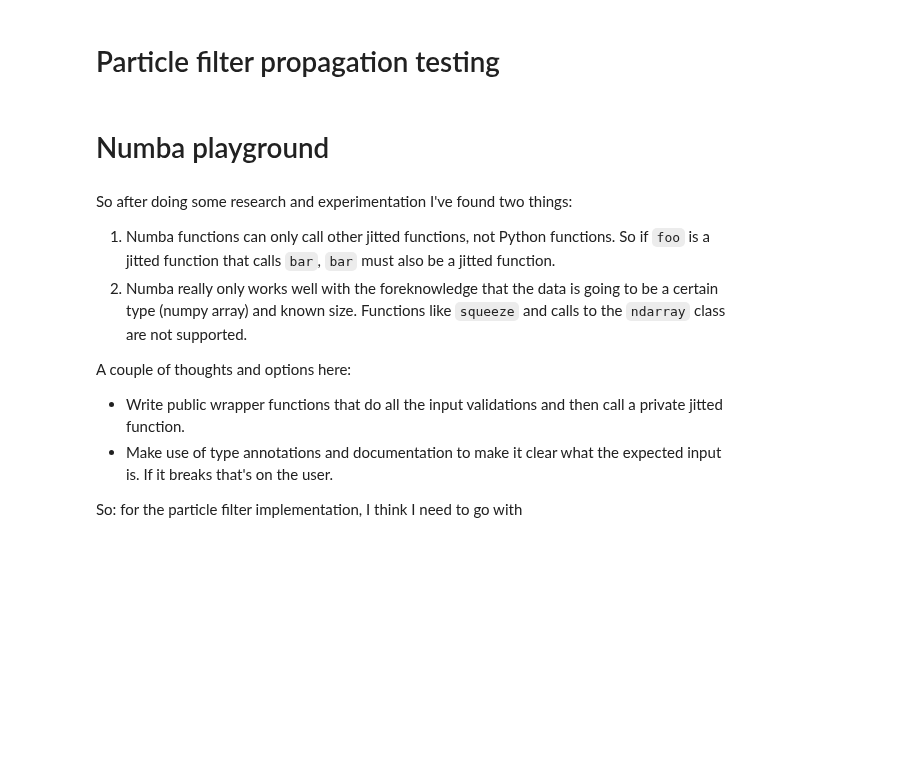
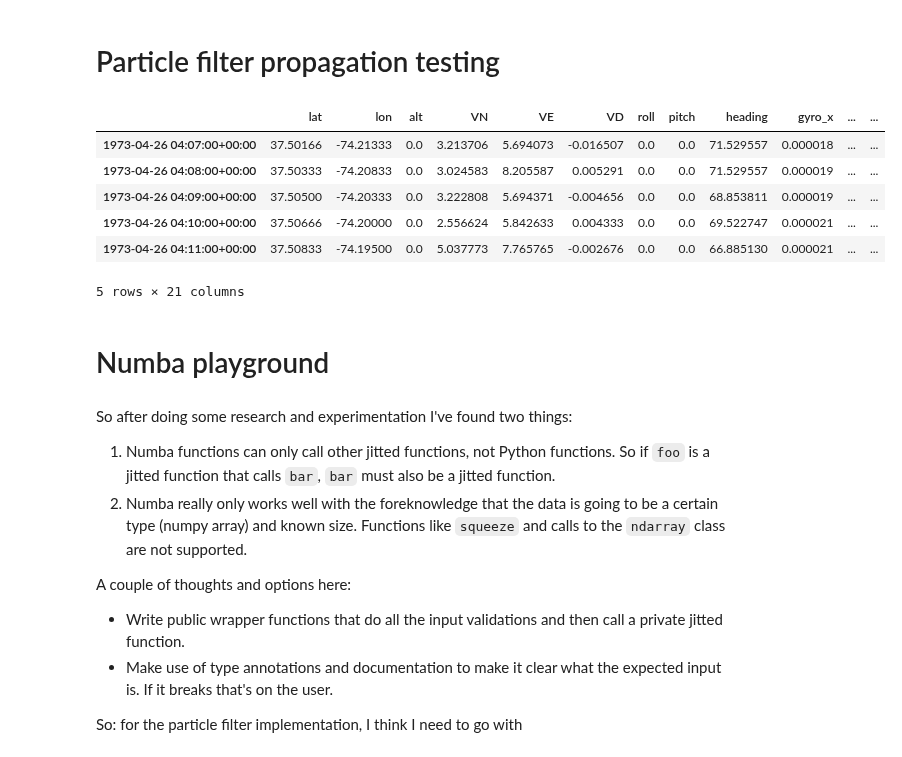
Before and after one commit to jbrodovsky/geophysical_nav, a Jupyter notebook: bathy_pf.ipynb, the cells around one changed output. Drawn from its saved outputs; the diff is of its cells as text; code cells hidden in the pictures; blank space fills up the shorter version.

```diff
--- a/bathy_pf.ipynb
+++ b/bathy_pf.ipynb
@@ -138,6 +184,16 @@ def propagate_ned(particles: NDArray[float64 | int64], gyros:NDArray[float64 | i
     # gyro_bias = particles[:, 9:12] + mvn([0, 0, 0], noise[9:12], n)
     # accel_bias = particles[:, 12:15] + mvn([0, 0, 0], noise[12:15], n)
     return np.column_stack([lat, lon, alt, velocity, rph])
+# %%
+traj.head()
+# %% [output]
+|  | lat | lon | alt | VN | VE | VD | roll | pitch | heading | gyro_x | ... | ... |
+| 1973-04-26 04:07:00+00:00 | 37.50166 | -74.21333 | 0.0 | 3.213706 | 5.694073 | -0.016507 | 0.0 | 0.0 | 71.529557 | 0.000018 | ... | ... |
+| 1973-04-26 04:08:00+00:00 | 37.50333 | -74.20833 | 0.0 | 3.024583 | 8.205587 | 0.005291 | 0.0 | 0.0 | 71.529557 | 0.000019 | ... | ... |
+| 1973-04-26 04:09:00+00:00 | 37.50500 | -74.20333 | 0.0 | 3.222808 | 5.694371 | -0.004656 | 0.0 | 0.0 | 68.853811 | 0.000019 | ... | ... |
+| 1973-04-26 04:10:00+00:00 | 37.50666 | -74.20000 | 0.0 | 2.556624 | 5.842633 | 0.004333 | 0.0 | 0.0 | 69.522747 | 0.000021 | ... | ... |
+| 1973-04-26 04:11:00+00:00 | 37.50833 | -74.19500 | 0.0 | 5.037773 | 7.765765 | -0.002676 | 0.0 | 0.0 | 66.885130 | 0.000021 | ... | ... |
+5 rows × 21 columns
 # %%
 # Initialization parameters
 n = 100
```
Also changed, not shown: parts of 32 cells of this notebook, 14 other files.
